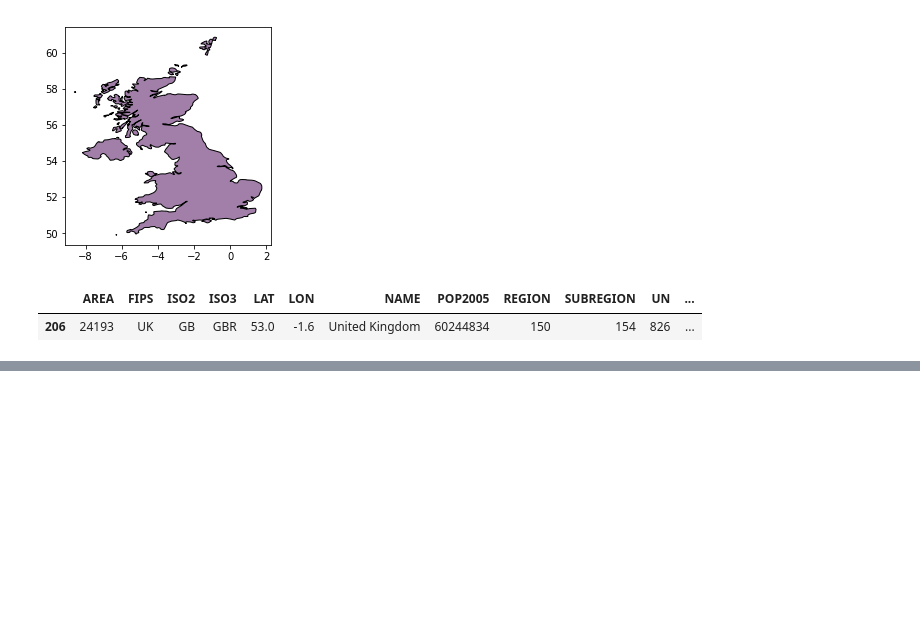
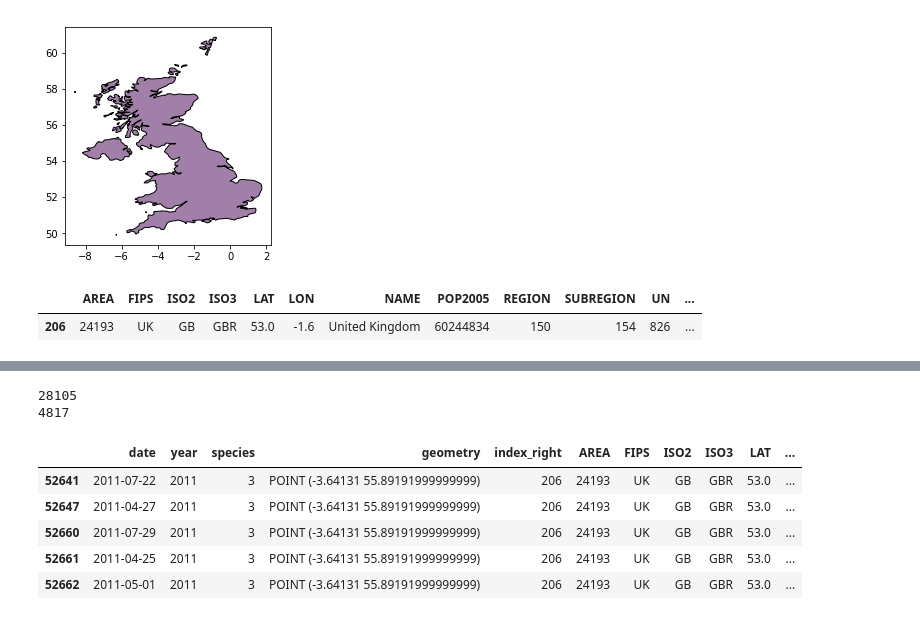
Before and after one commit to Vizzuality/eubon_butterflies, a Jupyter notebook: dev_notebooks/national_vector_only.ipynb, the cells around one changed output, grey strips where cells are left out. Cells and saved outputs as stored; diff of their text form; code cells hidden in the pictures; blank space fills up the shorter version.

```diff
--- a/dev_notebooks/national_vector_only.ipynb
+++ b/dev_notebooks/national_vector_only.ipynb
@@ -101,0 +138,15 @@ NotImplementedError: overlay currently only implemented for GeoDataFrames
+# %%
+tmp1 = uk_points[uk_points['year']>2010]
+print(len(tmp1))
+tmp1 = tmp1[tmp1['year'] < 2012]
+print(len(tmp1))
+tmp1.head()
+# %% [output]
+28105
+4817
+|  | date | year | species | geometry | index_right | AREA | FIPS | ISO2 | ISO3 | LAT | ... |
+| 52641 | 2011-07-22 | 2011 | 3 | POINT (-3.64131 55.89191999999999) | 206 | 24193 | UK | GB | GBR | 53.0 | ... |
+| 52647 | 2011-04-27 | 2011 | 3 | POINT (-3.64131 55.89191999999999) | 206 | 24193 | UK | GB | GBR | 53.0 | ... |
+| 52660 | 2011-07-29 | 2011 | 3 | POINT (-3.64131 55.89191999999999) | 206 | 24193 | UK | GB | GBR | 53.0 | ... |
+| 52661 | 2011-04-25 | 2011 | 3 | POINT (-3.64131 55.89191999999999) | 206 | 24193 | UK | GB | GBR | 53.0 | ... |
+| 52662 | 2011-05-01 | 2011 | 3 | POINT (-3.64131 55.89191999999999) | 206 | 24193 | UK | GB | GBR | 53.0 | ... |
```
Also changed, not shown: parts of 27 cells of this notebook, 5 other files.
